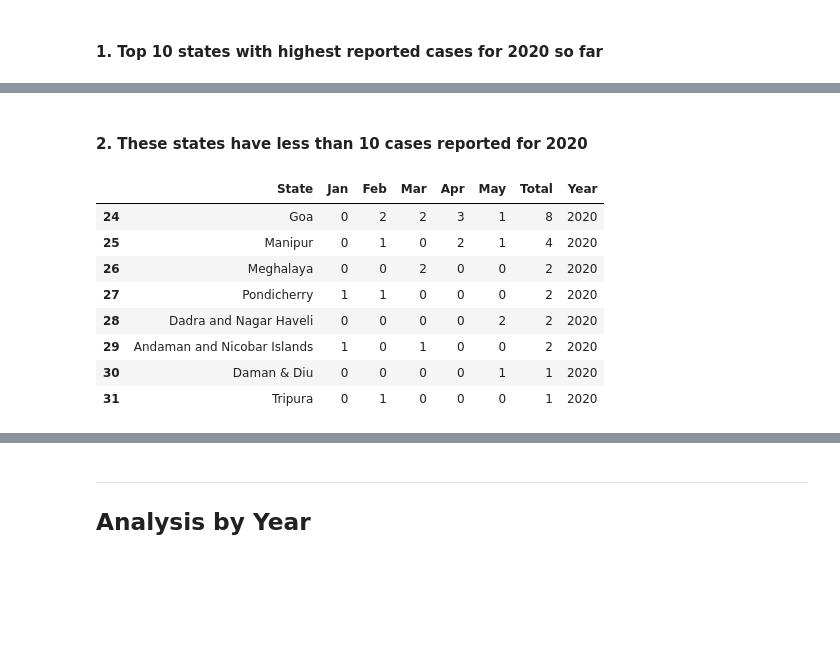
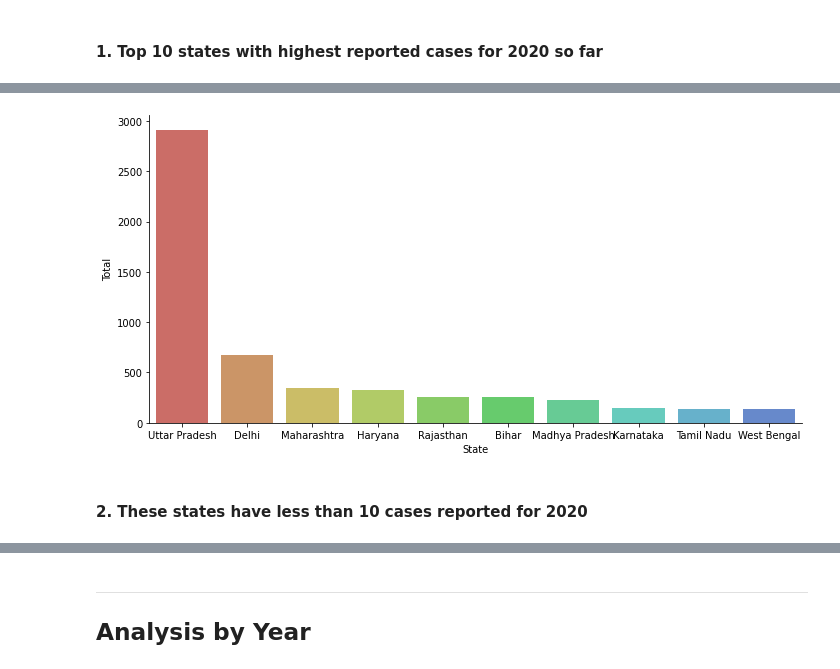
Before and after one commit to OmdenaAI/reddot, a Jupyter notebook: EDA/statewise_cases_analysis.ipynb, the cells around one changed output, grey strips where cells are left out. Cells and saved outputs as stored; diff of their text form; code cells hidden in the pictures; blank space fills up the shorter version.

Commit message:
Add further analysis and visualizations

```diff
--- a/EDA/statewise_cases_analysis.ipynb
+++ b/EDA/statewise_cases_analysis.ipynb
@@ -3,3 +3,4 @@ import numpy as np
 import pandas as pd
 import matplotlib.pyplot as plt
 import seaborn as sns
+sns.set_style('dark')
@@ -33,4 +51,4 @@ df2020 = df_2020[['State','Jan','Feb','Mar','Apr','May','Total','Year']].sort_va
 # %% [markdown]
 #### 1. Top 10 states with highest reported cases for 2020 so far
 # %%
-df2020[1:11]
+top10 = df2020[1:11].copy()
@@ -49,14 +69,6 @@ df2020[1:11]
+# %%
+sns.catplot(x='State', y='Total', data = top10, kind='bar',height=5, aspect=2, palette=sns.color_palette("hls",15));
+# %% [output]
+[figure, added]
 # %% [markdown]
 #### 2. These states have less than 10 cases reported for 2020
-# %%
-df2020.tail(8)
-# %% [output]
-|  | State | Jan | Feb | Mar | Apr | May | Total | Year |
-| 24 | Goa | 0 | 2 | 2 | 3 | 1 | 8 | 2020 |
-| 25 | Manipur | 0 | 1 | 0 | 2 | 1 | 4 | 2020 |
-| 26 | Meghalaya | 0 | 0 | 2 | 0 | 0 | 2 | 2020 |
-| 27 | Pondicherry | 1 | 1 | 0 | 0 | 0 | 2 | 2020 |
-| 28 | Dadra and Nagar Haveli | 0 | 0 | 0 | 0 | 2 | 2 | 2020 |
-| 29 | Andaman and Nicobar Islands | 1 | 0 | 1 | 0 | 0 | 2 | 2020 |
-| 30 | Daman & Diu | 0 | 0 | 0 | 0 | 1 | 1 | 2020 |
-| 31 | Tripura | 0 | 1 | 0 | 0 | 0 | 1 | 2020 |
```
Also changed, not shown: parts of 15 cells of this notebook.
